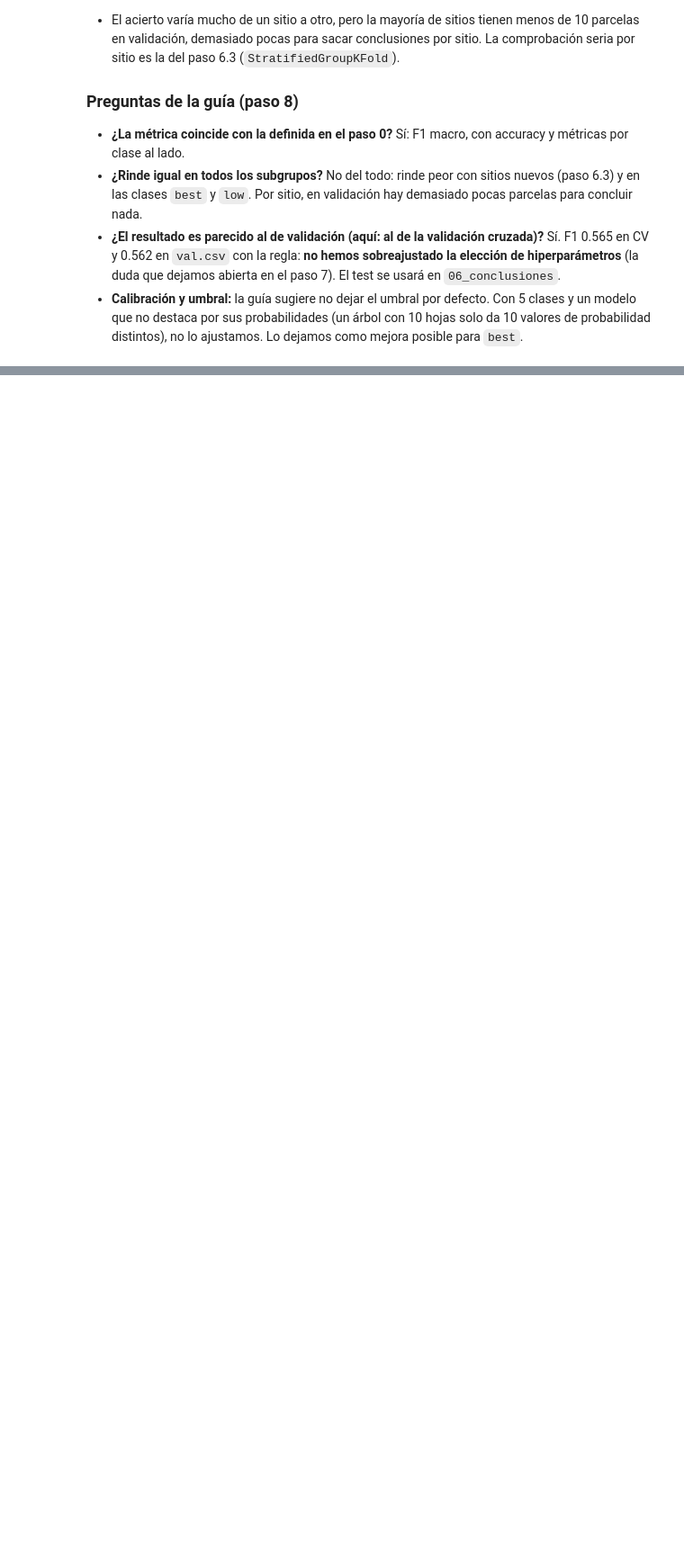
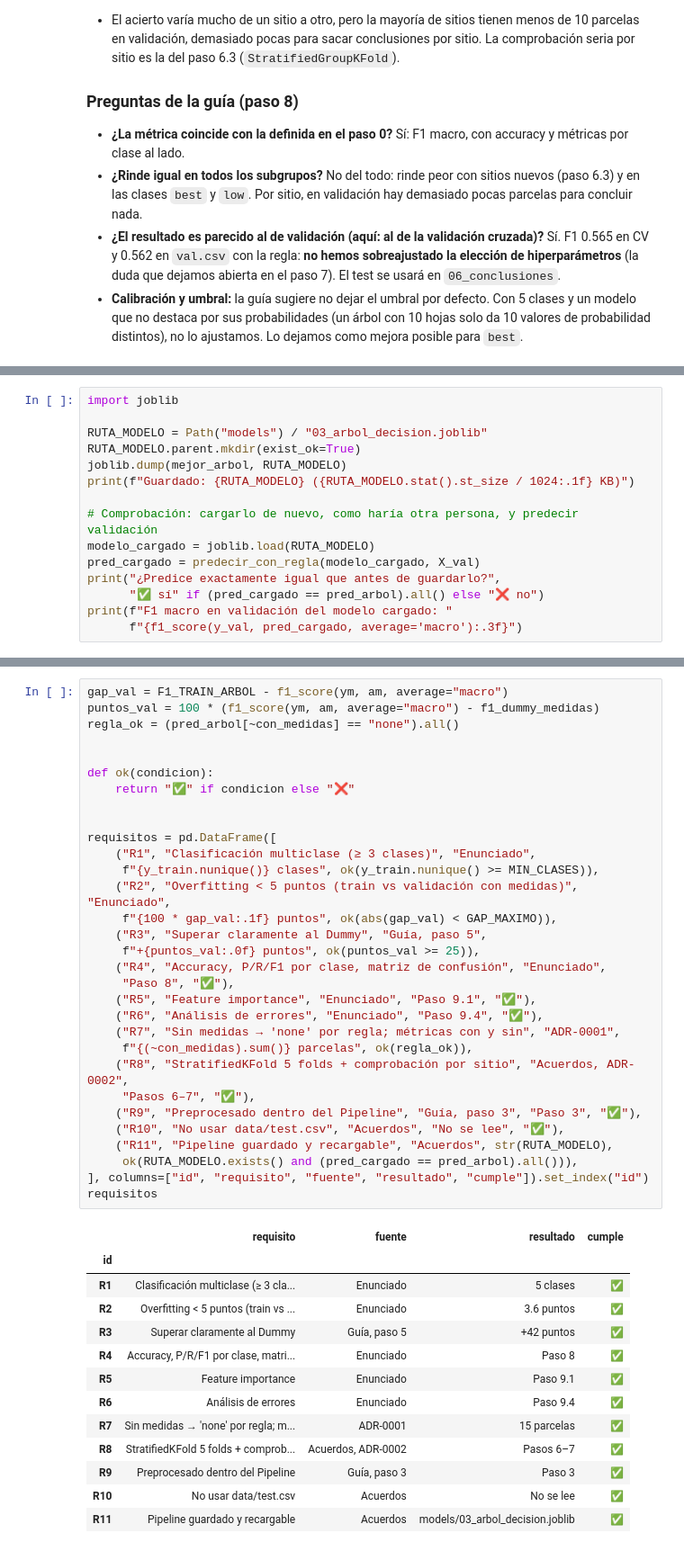
Before and after one commit to IA-P1-BCN/g3-Clasificacion-Multiclase, a Jupyter notebook: 03_arbol_decision.ipynb, the cells around one changed output, grey strips where cells are left out. Shown at 90% size. Saved outputs shown, nothing was run; the diff lists cells and outputs as text; blank space fills up the shorter version.

```diff
--- a/03_arbol_decision.ipynb
+++ b/03_arbol_decision.ipynb
@@ -896,0 +1084,15 @@ Especies de validación que no están en train: ['ra', 'te']
+# %%
+import joblib
+
+RUTA_MODELO = Path("models") / "03_arbol_decision.joblib"
+RUTA_MODELO.parent.mkdir(exist_ok=True)
+joblib.dump(mejor_arbol, RUTA_MODELO)
+print(f"Guardado: {RUTA_MODELO} ({RUTA_MODELO.stat().st_size / 1024:.1f} KB)")
+
+# Comprobación: cargarlo de nuevo, como haría otra persona, y predecir validación
+modelo_cargado = joblib.load(RUTA_MODELO)
+pred_cargado = predecir_con_regla(modelo_cargado, X_val)
+print("¿Predice exactamente igual que antes de guardarlo?",
+      "✅ sí" if (pred_cargado == pred_arbol).all() else "❌ no")
+print(f"F1 macro en validación del modelo cargado: "
+      f"{f1_score(y_val, pred_cargado, average='macro'):.3f}")
@@ -896,0 +1114,45 @@ Especies de validación que no están en train: ['ra', 'te']
+# %%
+gap_val = F1_TRAIN_ARBOL - f1_score(ym, am, average="macro")
+puntos_val = 100 * (f1_score(ym, am, average="macro") - f1_dummy_medidas)
+regla_ok = (pred_arbol[~con_medidas] == "none").all()
+
+
+def ok(condicion):
+    return "✅" if condicion else "❌"
+
+
+requisitos = pd.DataFrame([
+    ("R1", "Clasificación multiclase (≥ 3 clases)", "Enunciado",
+     f"{y_train.nunique()} clases", ok(y_train.nunique() >= MIN_CLASES)),
+    ("R2", "Overfitting < 5 puntos (train vs validación con medidas)", "Enunciado",
+     f"{100 * gap_val:.1f} puntos", ok(abs(gap_val) < GAP_MAXIMO)),
+    ("R3", "Superar claramente al Dummy", "Guía, paso 5",
+     f"+{puntos_val:.0f} puntos", ok(puntos_val >= 25)),
+    ("R4", "Accuracy, P/R/F1 por clase, matriz de confusión", "Enunciado",
+     "Paso 8", "✅"),
+    ("R5", "Feature importance", "Enunciado", "Paso 9.1", "✅"),
+    ("R6", "Análisis de errores", "Enunciado", "Paso 9.4", "✅"),
+    ("R7", "Sin medidas → 'none' por regla; métricas con y sin", "ADR-0001",
+     f"{(~con_medidas).sum()} parcelas", ok(regla_ok)),
+    ("R8", "StratifiedKFold 5 folds + comprobación por sitio", "Acuerdos, ADR-0002",
+     "Pasos 6–7", "✅"),
+    ("R9", "Preprocesado dentro del Pipeline", "Guía, paso 3", "Paso 3", "✅"),
+    ("R10", "No usar data/test.csv", "Acuerdos", "No se lee", "✅"),
+    ("R11", "Pipeline guardado y recargable", "Acuerdos", str(RUTA_MODELO),
+     ok(RUTA_MODELO.exists() and (pred_cargado == pred_arbol).all())),
+], columns=["id", "requisito", "fuente", "resultado", "cumple"]).set_index("id")
+requisitos
+# %% [output]
+|  | requisito | fuente | resultado | cumple |
+| id |  |  |  |  |
+| R1 | Clasificación multiclase (≥ 3 cla... | Enunciado | 5 clases | ✅ |
+| R2 | Overfitting < 5 puntos (train vs ... | Enunciado | 3.6 puntos | ✅ |
+| R3 | Superar claramente al Dummy | Guía, paso 5 | +42 puntos | ✅ |
+| R4 | Accuracy, P/R/F1 por clase, matri... | Enunciado | Paso 8 | ✅ |
+| R5 | Feature importance | Enunciado | Paso 9.1 | ✅ |
+| R6 | Análisis de errores | Enunciado | Paso 9.4 | ✅ |
+| R7 | Sin medidas → 'none' por regla; m... | ADR-0001 | 15 parcelas | ✅ |
+| R8 | StratifiedKFold 5 folds + comprob... | Acuerdos, ADR-0002 | Pasos 6–7 | ✅ |
+| R9 | Preprocesado dentro del Pipeline | Guía, paso 3 | Paso 3 | ✅ |
+| R10 | No usar data/test.csv | Acuerdos | No se lee | ✅ |
+| R11 | Pipeline guardado y recargable | Acuerdos | models/03_arbol_decision.joblib | ✅ |
```
Also changed, not shown: parts of 14 cells of this notebook, 1 other file.
